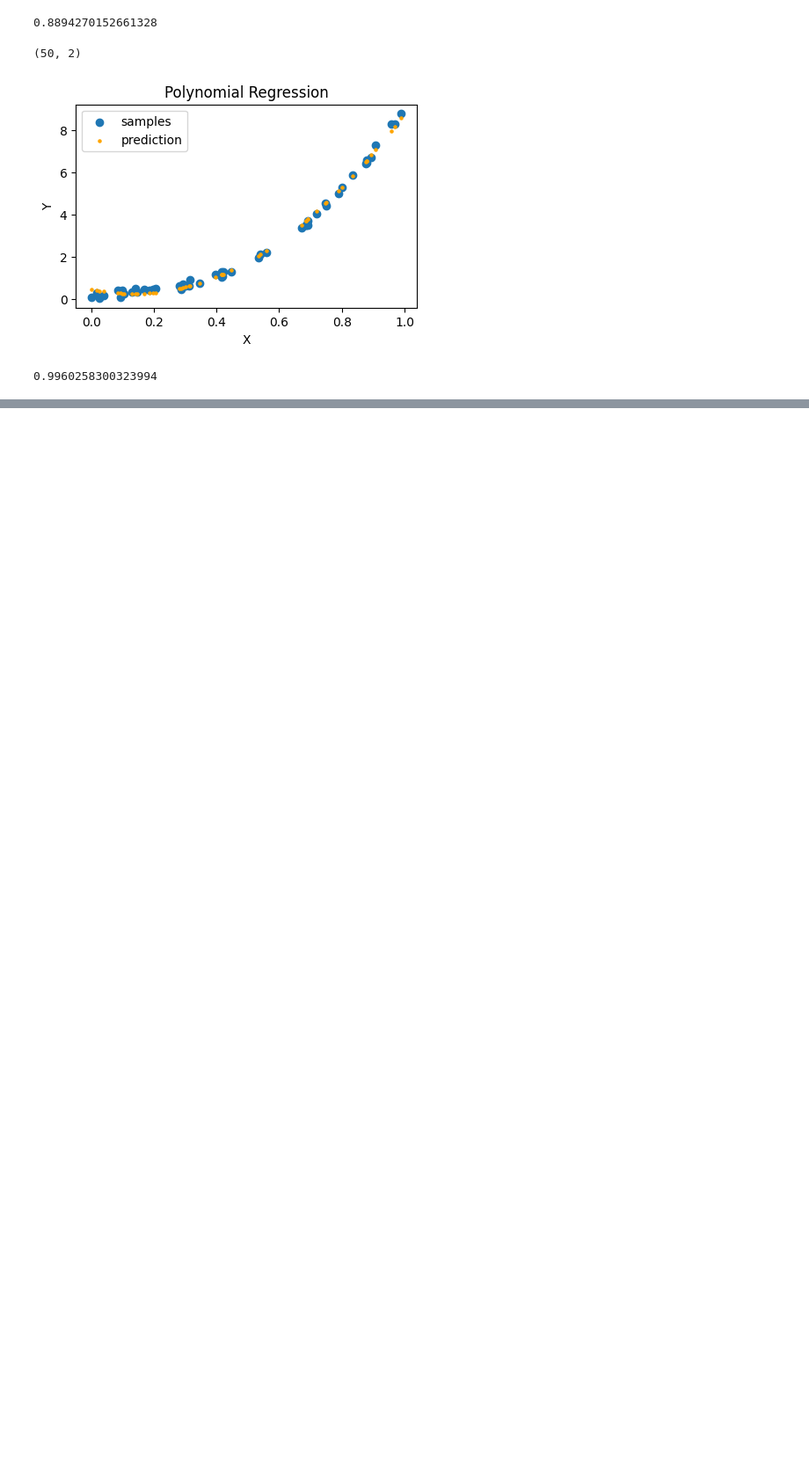
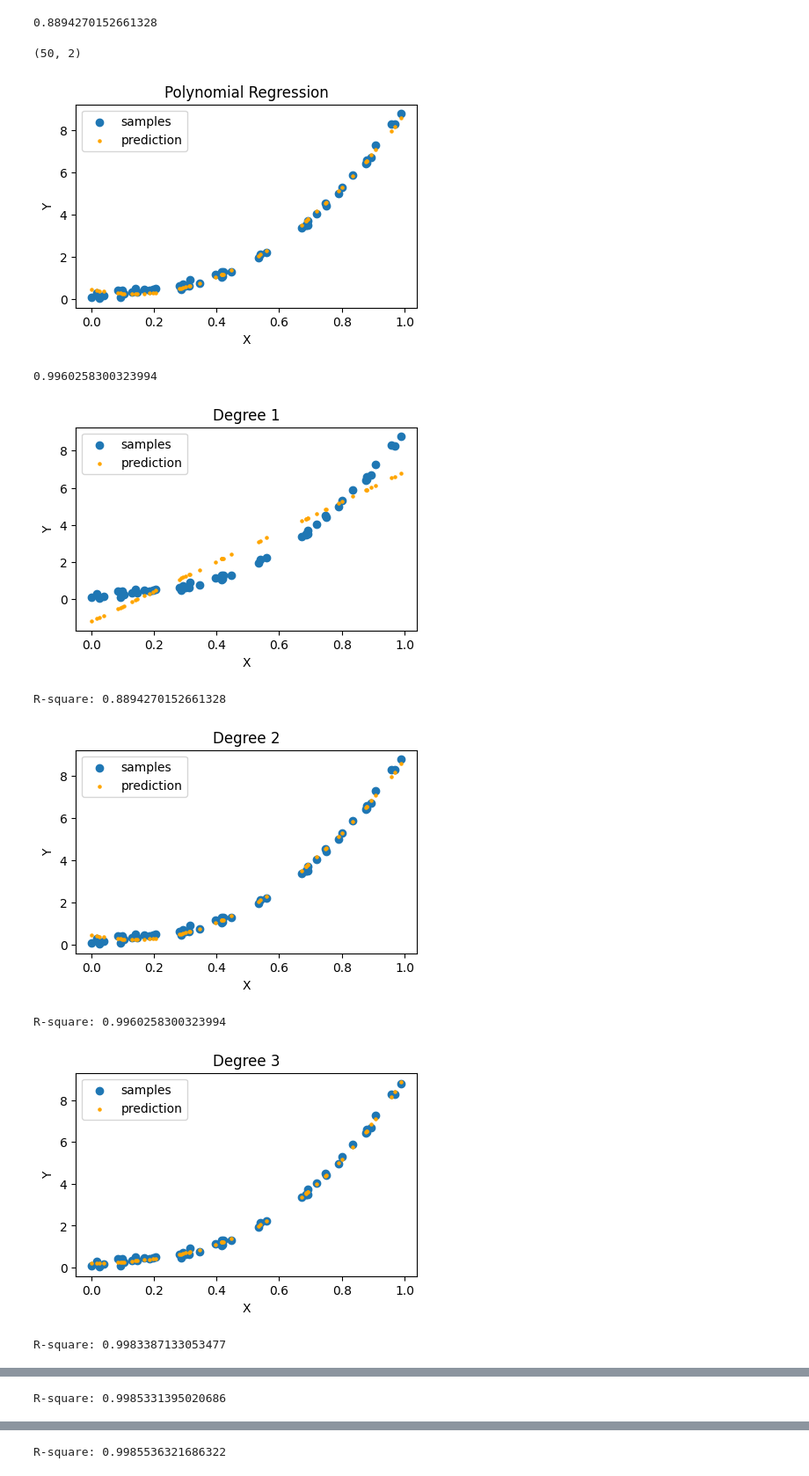
Before and after one commit to Himanshu-Kumar-123/ML-Linear-Regression-Cars24-Scratch, a Jupyter notebook: Polynomial-Regression.ipynb, the cells around one changed output, grey strips where cells are left out. Shown at 88% size. Saved outputs shown, nothing was run; the diff lists cells and outputs as text; code cells hidden in the pictures; blank space fills up the shorter version.

```diff
--- a/Polynomial-Regression.ipynb
+++ b/Polynomial-Regression.ipynb
@@ -80,0 +85,37 @@ model_deg2.score(X_deg2, y) #R2 Score
+# %%
+scores = []
+
+for i in range(1, 11):
+    poly = PolynomialFeatures(degree = i)
+    X_poly = poly.fit_transform(X)
+
+    scaler = StandardScaler()
+    X_poly_scaled = scaler.fit_transform(X_poly)
+
+
+    # train Linear regression
+    model = LinearRegression()
+    model.fit(X_poly_scaled,y)
+
+    output = model.predict(X_poly_scaled)
+
+    fig = plt.figure(figsize=(5,3))
+    plt.scatter(X, y, label="samples") # original data
+    plt.scatter(X, output, label="prediction", color='orange', s = 5) # predictions
+    plt.legend()
+    plt.xlabel("X")
+    plt.ylabel("Y")
+    plt.title(f"Degree {i}")
+    plt.show()
+
+    score = model.score(X_poly_scaled,y)
+    print('R-square:', score)
+
+    scores.append(score)
+# %% [output]
+[figure, added]
+R-square: 0.8894270152661328
+[figure, added]
+R-square: 0.9960258300323994
+[figure, added]
+R-square: 0.9983387133053477
@@ -80,0 +123 @@ model_deg2.score(X_deg2, y) #R2 Score
+R-square: 0.9985331395020686
@@ -80,0 +125 @@ model_deg2.score(X_deg2, y) #R2 Score
+R-square: 0.9985536321686322
```
Also changed, not shown: parts of 3 cells of this notebook.
